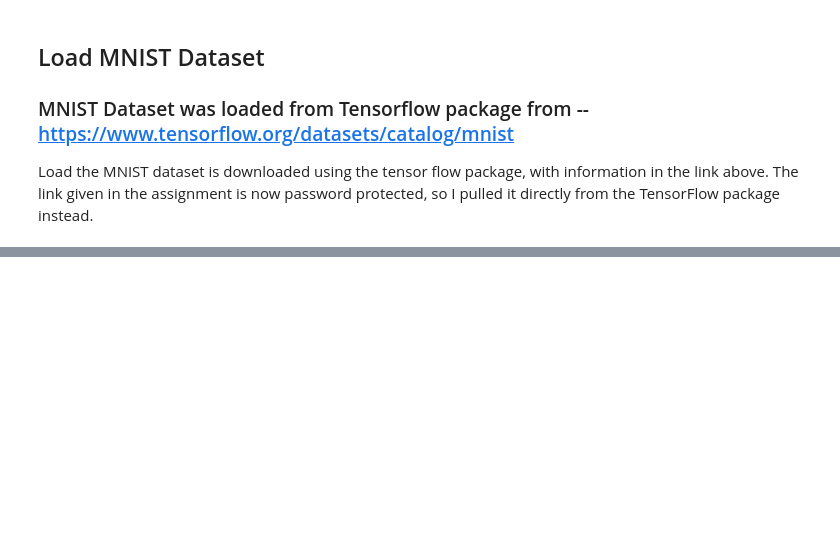
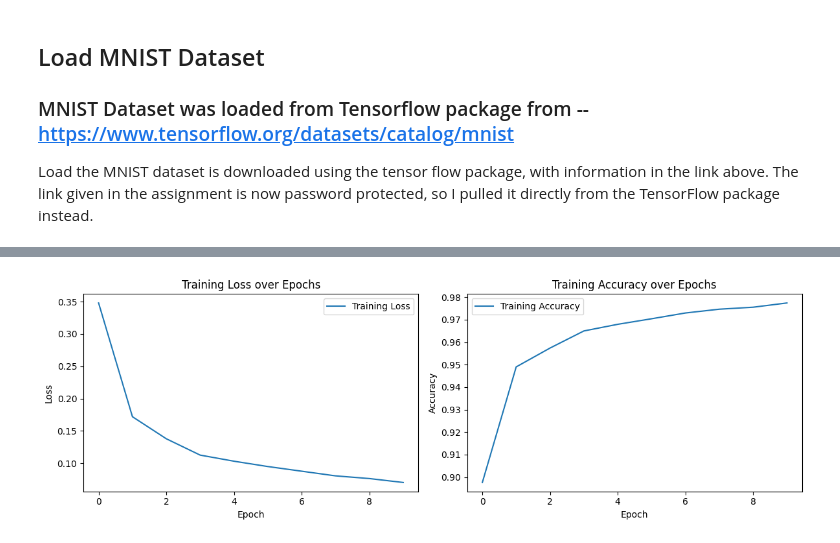
Before and after one commit to nathanbowness/CSI5340Assignments, a Jupyter notebook: Assignment2/Assignment2_Code.ipynb, the cells around one changed output, grey strips where cells are left out. Drawn from its saved outputs; the diff is of its cells as text; code cells hidden in the pictures; blank space fills up the shorter version.

```diff
--- a/Assignment2/Assignment2_Code.ipynb
+++ b/Assignment2/Assignment2_Code.ipynb
@@ -119,0 +370,77 @@ All kernels registered for op BatchMatMulV2:
+# %%
+import tensorflow as tf
+import matplotlib.pyplot as plt
+from tensorflow.keras.layers import Flatten, Dense, BatchNormalization, Dropout
+from tensorflow.keras.models import Sequential
+from tensorflow.keras.datasets import mnist
+
+# Load and preprocess the MNIST dataset
+(x_train, y_train), (x_test, y_test) = mnist.load_data()
+x_train, x_test = x_train / 255.0, x_test / 255.0  # Normalize pixel values to [0, 1]
+
+# Convert class labels to one-hot encoded tensors
+num_classes = 10
+y_train = tf.one_hot(y_train, depth=num_classes)
+y_test = tf.one_hot(y_test, depth=num_classes)
+
+# Define the MLP model with optional batch normalization and dropout
+def create_mlp_model(use_batch_norm=False, use_dropout=False):
+    model = Sequential()
+    model.add(Flatten(input_shape=(28, 28)))
+
+    # First hidden layer
+    model.add(Dense(128, activation='relu'))
+    if use_batch_norm:
+        model.add(BatchNormalization())
+    if use_dropout:
+        model.add(Dropout(0.2))
+
+    # Second hidden layer
+    model.add(Dense(64, activation='relu'))
+    if use_batch_norm:
+        model.add(BatchNormalization())
+    if use_dropout:
+        model.add(Dropout(0.2))
+
+    # Output layer
+    model.add(Dense(10, activation='softmax'))
+    return model
+
+# Compile the model
+model = create_mlp_model(use_batch_norm=True, use_dropout=True)  # Set flags as needed
+
+model.compile(optimizer='adam',
+              loss='categorical_crossentropy',
+              metrics=['accuracy'])
+
+# Create lists to store loss and accuracy
+loss_history = []
+accuracy_history = []
+
+# Training loop
+epochs = 10
+for epoch in range(epochs):
+    history = model.fit(x_train, y_train, epochs=1, batch_size=64, verbose=0)
+    loss_history.append(history.history['loss'][0])
+    accuracy_history.append(history.history['accuracy'][0])
+
+# Plot training loss and accuracy
+plt.figure(figsize=(12, 4))
+plt.subplot(1, 2, 1)
+plt.plot(range(epochs), loss_history, label='Training Loss')
+plt.xlabel('Epoch')
+plt.ylabel('Loss')
+plt.title('Training Loss over Epochs')
+plt.legend()
+
+plt.subplot(1, 2, 2)
+plt.plot(range(epochs), accuracy_history, label='Training Accuracy')
+plt.xlabel('Epoch')
+plt.ylabel('Accuracy')
+plt.title('Training Accuracy over Epochs')
+plt.legend()
+
+plt.tight_layout()
+plt.show()
+# %% [output]
+[figure, added]
```
Also changed, not shown: parts of 14 cells of this notebook.
